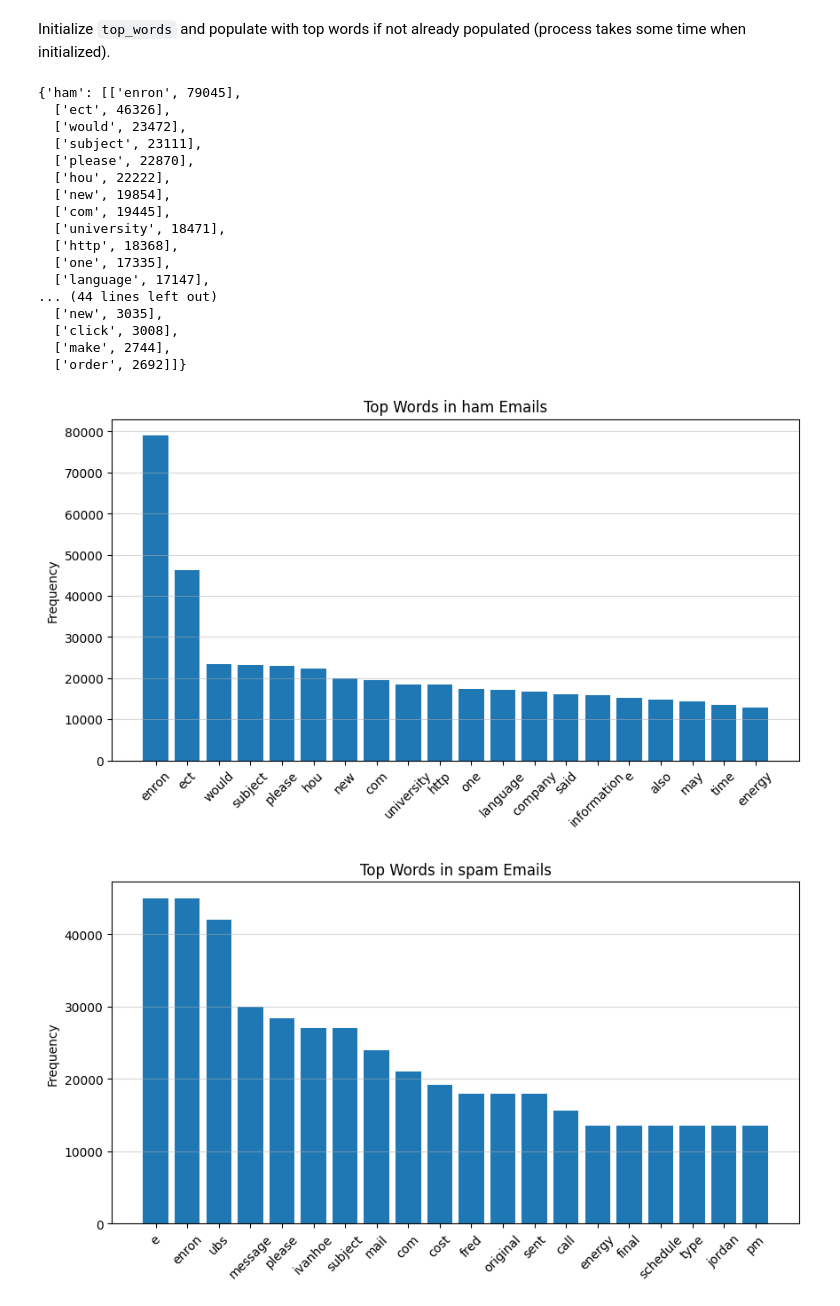
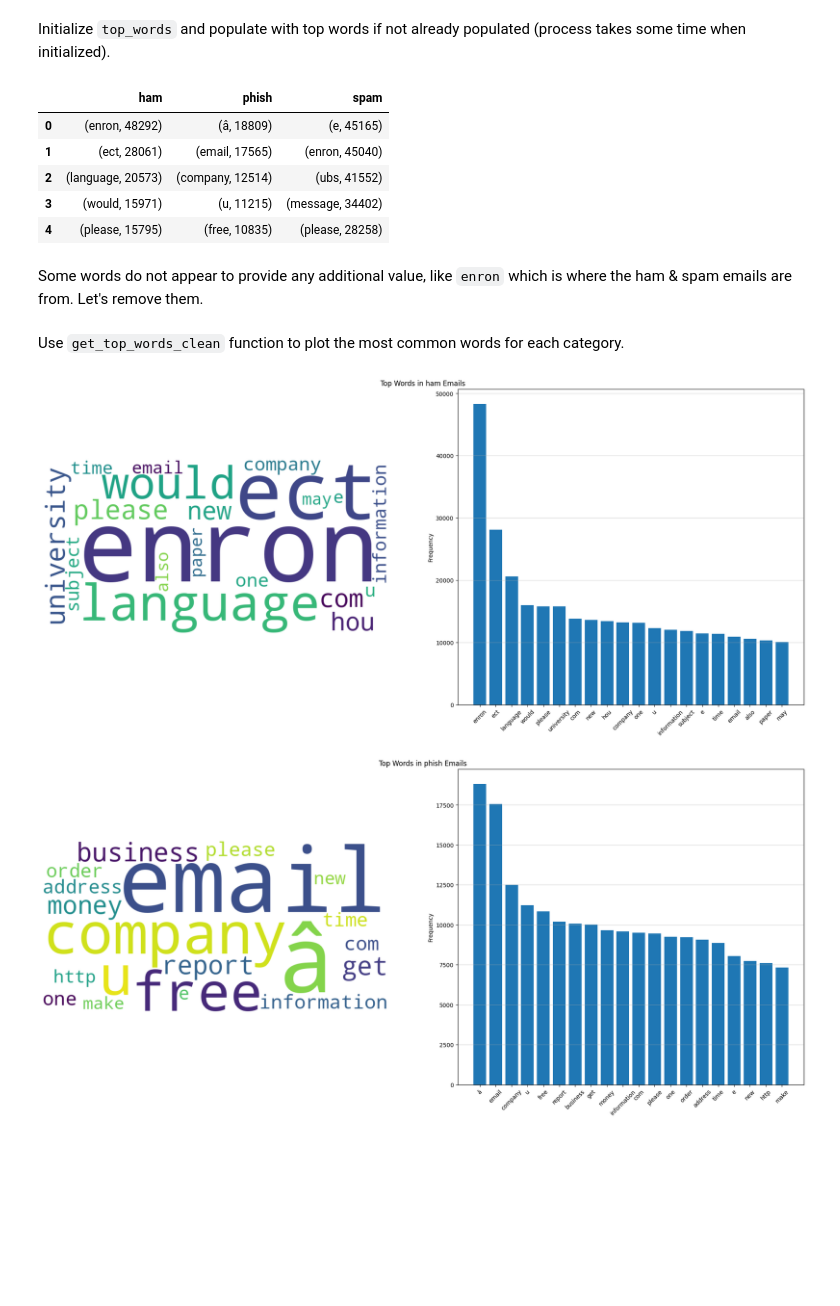
Before and after one commit to Prokope45/PsyberWatch, a Jupyter notebook: 3. Exploratory Analysis.ipynb, the cells around one changed output. Cells and saved outputs as stored; diff of their text form; code cells hidden in the pictures; blank space fills up the shorter version.

Commit message:
Rework steps, add model tuning, save data as parquet files, save model as joblib file, and demo test model.

```diff
--- a/3. Exploratory Analysis.ipynb
+++ b/3. Exploratory Analysis.ipynb
@@ -16,4 +19,5 @@ from collections import Counter
 # %% [markdown]
 ## 2. Load Dataset
 # %%
-summary_df = pd.read_csv("./data/email_dataset.csv")
+email_df = pd.read_parquet("./data/2_clean_email_dataset.parquet")
+email_df
@@ -68,0 +130,12 @@ plt.show()
+# %%
+# Text length metrics
+balanced_df["char_count"] = balanced_df["Email Text"].str.len()
+balanced_df["word_count"] = balanced_df["Email Text"].apply(word_tokenize).apply(len)
+balanced_df["sentence_count"] = balanced_df["Email Text"].apply(sent_tokenize).apply(len)
+
+# # Count URLs
+url_pattern = r"http[s]?://\S+|www\.\S+"
+balanced_df["url_count"] = balanced_df["Email Text"].apply(lambda x: len(re.findall(url_pattern, x)))
+
+# Count special characters
+balanced_df["special_chars"] = balanced_df["Email Text"].apply(lambda x: sum(not c.isalnum() and not c.isspace() for c in x))
@@ -105,37 +191,28 @@ Use `get_top_words` function to plot the most common words for each category.
 # %% [markdown]
 Initialize `top_words` and populate with top words if not already populated (process takes some time when initialized).
 # %%
-categories = summary_df["Email Type"].unique().tolist()
+categories = balanced_df["Email Type"].unique().tolist()
 top_words_clean = dict()
 
-if Path("./data/top_words.json").exists():
-    with open("top_words.json", 'r') as file:
+if Path("./data/3_top_words.json").exists():
+    with open("./data/3_top_words.json", 'r') as file:
         top_words_clean = json.load(file)
 
 if top_words_clean.keys().isdisjoint(categories):
     for category in categories:
-        words = get_top_words_clean(summary_df[summary_df["Email Type"] == category]["clean_text"])
+        words = get_top_words_clean(balanced_df[balanced_df["Email Type"] == category]["Email Text"])
         top_words_clean[category] = words
 
-    with open("top_words.json", 'w') as file:
+    with open("./data/3_top_words.json", 'w') as file:
         json.dump(top_words_clean, file, indent=4)
-
-top_words_clean
-# %% [output]
-{'ham': [['enron', 79045],
-  ['ect', 46326],
-  ['would', 23472],
-  ['subject', 23111],
-  ['please', 22870],
-  ['hou', 22222],
-  ['new', 19854],
-  ['com', 19445],
-  ['university', 18471],
-  ['http', 18368],
-  ['one', 17335],
-  ['language', 17147],
-... (44 lines left out)
-  ['new', 3035],
-  ['click', 3008],
-  ['make', 2744],
-  ['order', 2692]]}
+# %%
+pd.DataFrame(top_words_clean).head()
+# %% [output]
+|  | ham | phish | spam |
+| 0 | (enron, 48292) | (â, 18809) | (e, 45165) |
+| 1 | (ect, 28061) | (email, 17565) | (enron, 45040) |
+| 2 | (language, 20573) | (company, 12514) | (ubs, 41552) |
+| 3 | (would, 15971) | (u, 11215) | (message, 34402) |
+| 4 | (please, 15795) | (free, 10835) | (please, 28258) |
+# %% [markdown]
+Some words do not appear to provide any additional value, like `enron` which is where the ham & spam emails are from. Let's remove them.
@@ -142,14 +237,26 @@ top_words_clean
+# %% [markdown]
+Use `get_top_words_clean` function to plot the most common words for each category.
 # %%
 for category in categories:
     words, counts = zip(*top_words_clean[category])
 
-    plt.figure(figsize=(10,5))
+    plt.figure(figsize=(24, 10), alpha=0.8)
+    plt.title(f"Top Words in {category} Emails")
+    plt.axis('off')
+
+    wordcloud = WordCloud(
+        width=800, height=400, background_color='white'
+    ).generate_from_frequencies(dict(top_words_clean[category]))
+    plt.subplot(1, 2, 1)
+    plt.imshow(wordcloud, interpolation='bilinear')
+    plt.axis('off')
+
+    plt.subplot(1, 2, 2)
     plt.bar(words, counts)
-    plt.title(f"Top Words in {category} Emails")
     plt.xticks(rotation=45)
     plt.ylabel("Frequency")
     plt.grid(axis='y', alpha=0.5)
     plt.show()
 # %% [output]
-[figure, old version]
+[figure, new version]
-[figure, old version]
+[figure, new version]
```
Also changed, not shown: parts of 22 cells of this notebook, 7 other files.
